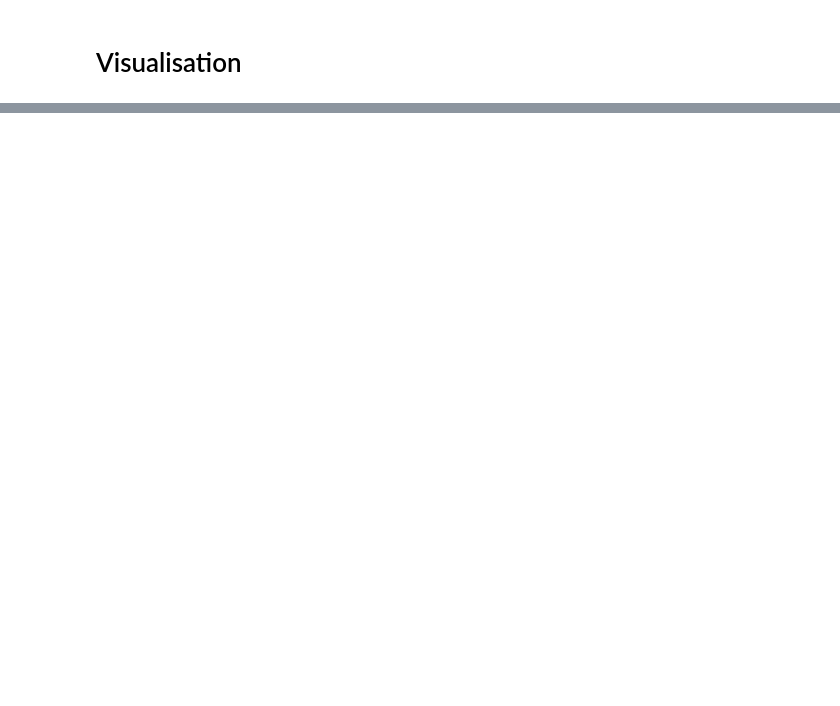
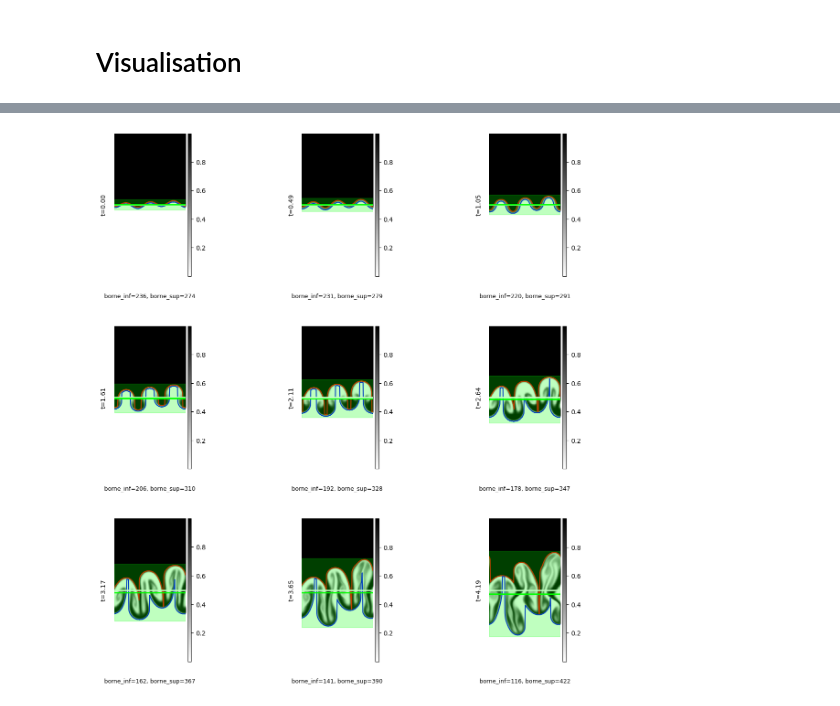
Before and after one commit to Samuel-Chapuis/Rayleigh-Taylor-Generative-Surrogate, a Jupyter notebook: VisualisationSim.ipynb, the cells around one changed output, grey strips where cells are left out. Saved outputs shown, nothing was run; the diff lists cells and outputs as text; code cells hidden in the pictures; blank space fills up the shorter version.

```diff
--- a/VisualisationSim.ipynb
+++ b/VisualisationSim.ipynb
@@ -18 +23,80 @@ time = labels[idxs,1]
+# %%
+def plot_sim_2d_melange_info(sim, alpha_band=0.25, epsilon=0.5, marge=10):
+    """
+    Affiche une série de simulations 2D à différents instants, avec les bornes
+    de mélange tracées colonne par colonne.
+
+    Args:
+        sim (ndarray): simulations de forme (n, h, w)
+        alpha_band (float): opacité de la bande verte
+        epsilon (float): seuil utilisé pour calculer les bornes de la zone de mélange
+        marge (int): marge en pixels ajoutée aux bornes
+    """
+    plt.figure(figsize=(15, 15))
+    plt.subplots_adjust(hspace=0.35)
+    for i in range(9):
+        nb = i * sim.shape[0] // 9
+        img = sim[nb]
+        imageplot(
+            img,
+            f"t={time[nb]:.2f}",
+            [3, 3, i + 1],
+            cmap='binary',
+            colorbar=True,
+            title_position="left"
+        )
+        fig = plt.gcf()
+        ax = fig.axes[-2]
+        h, _ = img.shape
+        borne_inf, borne_sup, borne_inf_col, borne_sup_col = taille_zone_melange(
+            img,
+            epsilon=epsilon,
+            marge=marge,
+            list=True
+        )
+
+        if borne_inf is None or borne_sup is None:
+            continue
+
+        cols = np.arange(img.shape[1])
+        valid_inf = ~np.isnan(borne_inf_col)
+        valid_sup = ~np.isnan(borne_sup_col)
+
+        if np.any(valid_inf):
+            ax.plot(cols[valid_inf], borne_inf_col[valid_inf], color='red', linewidth=1.5, label='borne inf')
+        if np.any(valid_sup):
+            ax.plot(cols[valid_sup], borne_sup_col[valid_sup], color='blue', linewidth=1.5, label='borne sup')
+
+        ax.axhspan(
+            borne_inf,
+            borne_sup,
+            xmin=0,
+            xmax=1,
+            facecolor='lime',
+            edgecolor='lime',
+            linewidth=1.0,
+            alpha=alpha_band,
+            zorder=10
+        )
+
+        milieu_zone_melange = (borne_inf + borne_sup) // 2
+        ax.axhline(y=h // 2, color='white', linewidth=2)
+        ax.axhline(y=milieu_zone_melange, color='lime', linewidth=2)
+        ax.text(
+            0.5,
+            -0.12,
+            f"borne_inf={borne_inf}, borne_sup={borne_sup}",
+            transform=ax.transAxes,
+            ha='center',
+            va='top',
+            fontsize=9,
+            color='black'
+        )
+    plt.show()
+
+
+sim = normalize2d(sim)
+plot_sim_2d_melange_info(sim, alpha_band=0.25, epsilon=0.1, marge=5)
+# %% [output]
+[figure, added]
 # %%
```
Also changed, not shown: parts of 7 cells of this notebook, 5 other files.
